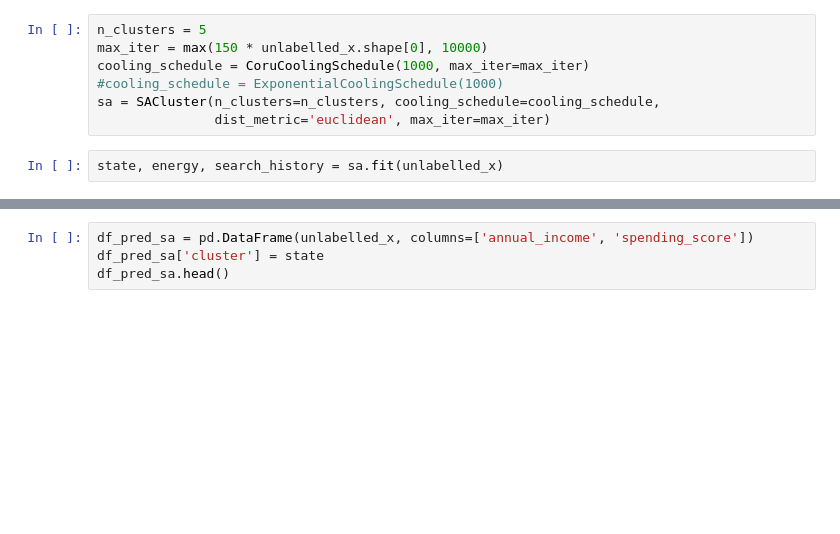
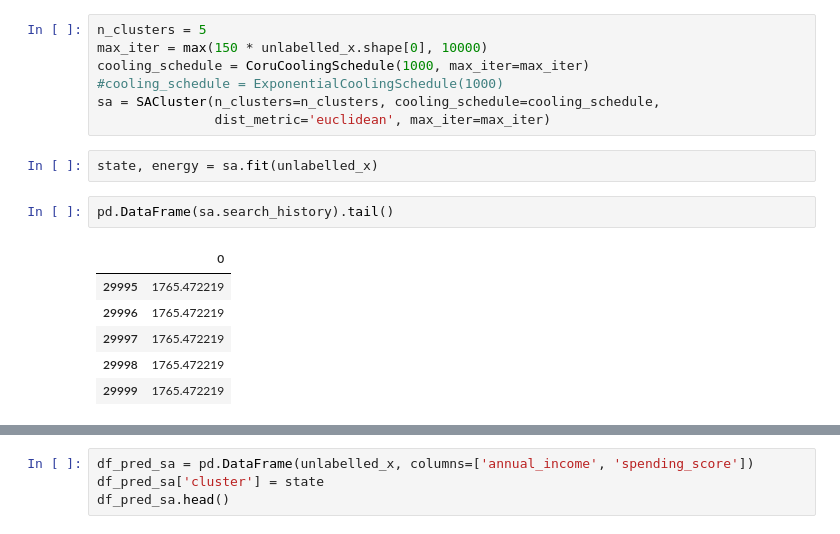
Before and after one commit to CLAHRCWessex/cluster-sa-py, a Jupyter notebook: simple_clustering_examples.ipynb, the cells around one changed output, grey strips where cells are left out. Cells and saved outputs as stored; diff of their text form; blank space fills up the shorter version.

```diff
--- a/simple_clustering_examples.ipynb
+++ b/simple_clustering_examples.ipynb
@@ -156,5 +156,14 @@ cooling_schedule = CoruCoolingSchedule(1000, max_iter=max_iter)
 sa = SACluster(n_clusters=n_clusters, cooling_schedule=cooling_schedule,
                dist_metric='euclidean', max_iter=max_iter)
 # %%
-state, energy, search_history = sa.fit(unlabelled_x)
+state, energy = sa.fit(unlabelled_x)
+# %%
+pd.DataFrame(sa.search_history).tail()
+# %% [output]
+|  | 0 |
+| 29995 | 1765.472219 |
+| 29996 | 1765.472219 |
+| 29997 | 1765.472219 |
+| 29998 | 1765.472219 |
+| 29999 | 1765.472219 |
 # %%
```
Also changed, not shown: parts of 1 cell of this notebook, 3 other files.
